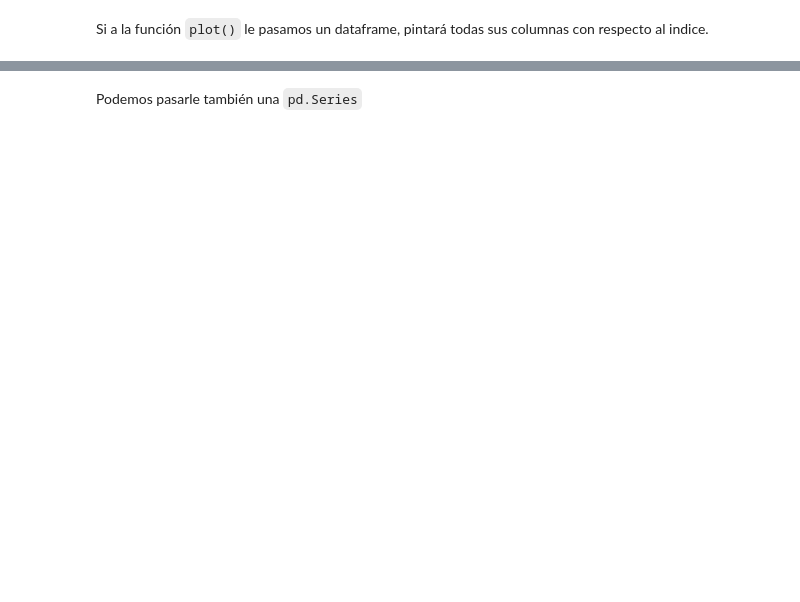
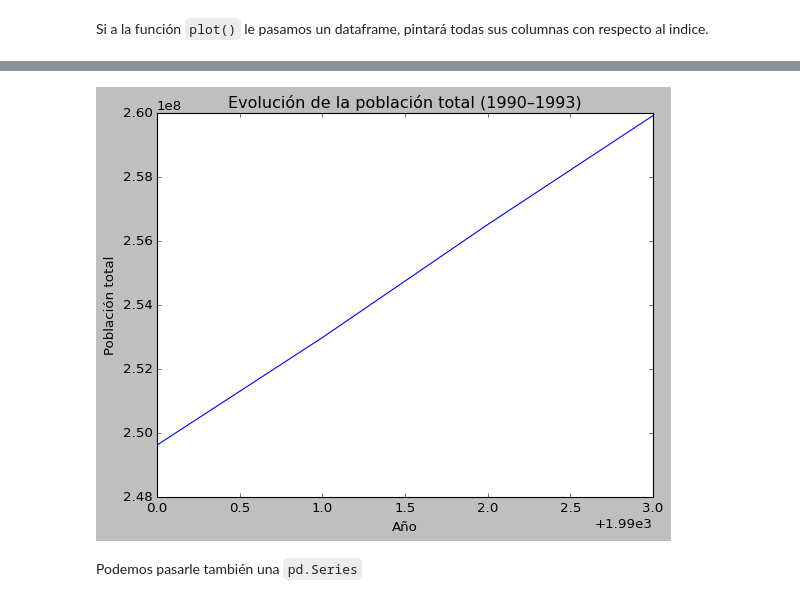
Before and after one commit to mrborjabarber/2509_dsft_thebridge_valencia, a Jupyter notebook: 2_data_analysis/3-Matplotlib/teoria/Viz1-Matplotlib_1_Intro.ipynb, the cells around one changed output, grey strips where cells are left out. Drawn from its saved outputs; the diff is of its cells as text; code cells hidden in the pictures; blank space fills up the shorter version.

```diff
--- a/2_data_analysis/3-Matplotlib/teoria/Viz1-Matplotlib_1_Intro.ipynb
+++ b/2_data_analysis/3-Matplotlib/teoria/Viz1-Matplotlib_1_Intro.ipynb
@@ -182,0 +255,22 @@ plt.plot(df_plot)
+# %%
+#evolucion timeline
+
+
+# Tus datos
+data = {
+    'year': [1990, 1991, 1992, 1993],
+    'total': [249622814.0, 252980942.0, 256514231.0, 259918595.0],
+    'under18': [64218512.0, 65313018.0, 66509177.0, 67594938.0]
+}
+
+df = pd.DataFrame(data)
+
+# Graficar
+plt.style.use('classic')
+plt.plot(df['year'], df['total'], color='blue')
+plt.xlabel('Año')
+plt.ylabel('Población total')
+plt.title('Evolución de la población total (1990–1993)')
+plt.show()
+# %% [output]
+[figure, added]
```
Also changed, not shown: parts of 21 cells of this notebook, 3 other files.
